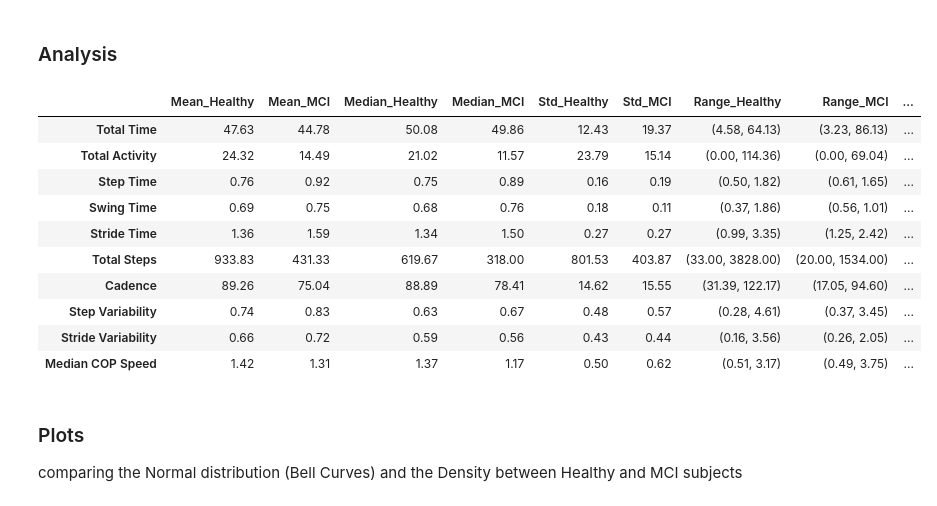
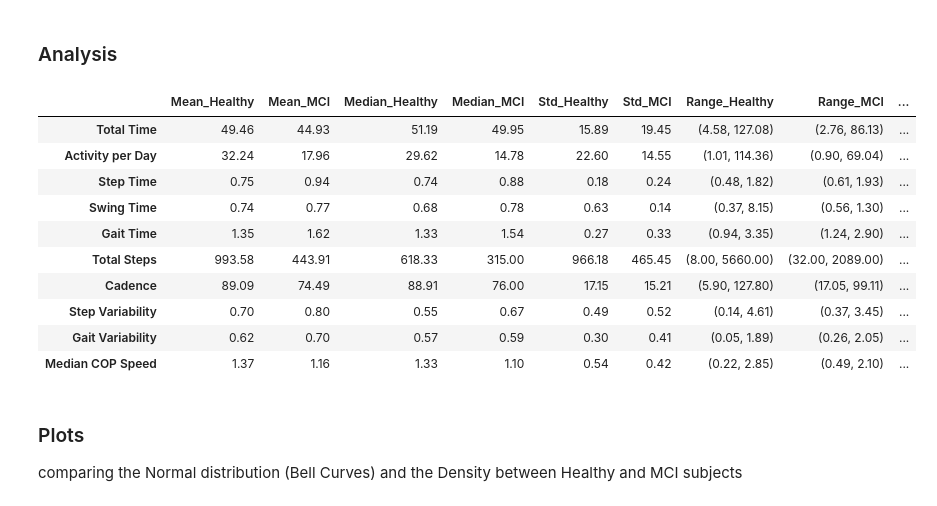
Before and after one commit to Sevastiyan/fs-projects, a Jupyter notebook: MCI analysis/T-test.ipynb, the cells around one changed output. Cells and saved outputs as stored; diff of their text form; code cells hidden in the pictures.

```diff
--- a/MCI analysis/T-test.ipynb
+++ b/MCI analysis/T-test.ipynb
@@ -13,31 +13,43 @@ import numpy as np
 folder = "./MCI analysis/data/mci_analysis"
 files = os.listdir(folder)
 
-healthy_subjects = ['mci002.json', 'mci003.json', 'mci004.json', 'mci005.json', 'mci006.json', 'mci007.json', 'mci008.json', 'mci009.json', 'mci010.json']
-columns = ['Total Time', 'Step Time', 'Swing Time', 'Stride Time', 'Total Steps', 'Cadence', 'Step Variability', 'Stride Variability', 'Median COP Speed', 'Total Activity']
-columns_of_interest =  ['Total Time', 'Total Activity', 'Step Time', 'Swing Time', 'Stride Time', 'Total Steps', 'Cadence', 'Step Variability', 'Stride Variability', 'Median COP Speed']
-columns_to_plot = ['Total Time', 'Total Activity', 'Stride Time', 'Total Steps', 'Cadence', 'Stride Variability', 'Median COP Speed']
+healthy_subjects = ['mci002.json', 'mci003.json', 'mci004.json', 'mci005.json', 'mci006.json', 'mci007.json', 'mci008.json', 'mci009.json', 'mci010.json', 'mci011.json']
+# No need for unhealthy as this will be checked
+columns = ['Total Time', 'Step Time', 'Swing Time', 'Gait Time', 'Total Steps', 'Cadence', 'Step Variability', 'Gait Variability', 'Median COP Speed', 'Activity per Day']
+columns_of_interest =  ['Total Time', 'Activity per Day', 'Step Time', 'Swing Time', 'Gait Time', 'Total Steps', 'Cadence', 'Step Variability', 'Gait Variability', 'Median COP Speed']
+columns_to_plot = ['Activity per Day', 'Gait Time', 'Total Steps', 'Cadence', 'Gait Variability', 'Median COP Speed']
 # read the data from each file and add the healthy subjects together into healthy dataframe
 healthy_data = pd.DataFrame()
 mci_data = pd.DataFrame()
+all_data = {}
 for file in files:
+    df = pd.read_json(os.path.join(folder, file))
     if file in healthy_subjects:
-        df = pd.read_json(os.path.join(folder, file))
         healthy_data = pd.concat([healthy_data, df], ignore_index=True)
 
     else:
-        df = pd.read_json(os.path.join(folder, file))
         mci_data = pd.concat([mci_data, df], ignore_index=True)
+
+    all_data[file.strip(".json")] = df
+
+
 healthy_data.columns = columns
 healthy_data = healthy_data[columns_of_interest]
 mci_data.columns = columns
 mci_data = mci_data[columns_of_interest]
 
+for subject in all_data:
+    if subject not in healthy_subjects:
+        all_data[subject].columns = columns
+        all_data[subject] = all_data[subject][columns_of_interest]
+        all_data[subject] = all_data[subject][all_data[subject]['Activity per Day'] > 0]
+
+
 # Filter mci_data where 'Total Activity' is 0
-mci_data_filtered = mci_data[mci_data['Total Activity'] > 0]
+mci_data_filtered = mci_data[mci_data['Activity per Day'] > 0]
 
 # Filter healthy_data where 'Total Activity' is 0
-healthy_data_filtered = healthy_data[healthy_data['Total Activity'] > 0]
+healthy_data_filtered = healthy_data[healthy_data['Activity per Day'] > 0]
 # %% [markdown]
 ### Analysis
 # %%
@@ -53,47 +65,47 @@ for column in columns_of_interest:
     # Perform the T-test
     t_stat, p_val = ttest_ind(healthy_data_filtered[column].dropna(), mci_data_filtered[column].dropna(), nan_policy='omit')
 
     # Determine the significance level
     significance_level = 0.05
     significance = "Significant" if p_val < significance_level else "Not Significant"
 
     # Calculate descriptive statistics for each group
-    desc_healthy = describe(healthy_data[column].dropna())
-    desc_mci = describe(mci_data[column].dropna())
+    desc_healthy = describe(healthy_data_filtered[column].dropna())
+    desc_mci = describe(mci_data_filtered[column].dropna())
 
     # Calculate the median for each group
-    median_healthy = np.median(healthy_data[column].dropna())
-    median_mci = np.median(mci_data[column].dropna())
+    median_healthy = np.median(healthy_data_filtered[column].dropna())
+    median_mci = np.median(mci_data_filtered[column].dropna())
 
     # Append the results to the dictionary
     results['Metric'].append(column)
     results['Mean_Healthy'].append("{:.2f}".format(desc_healthy.mean))
     results['Mean_MCI'].append("{:.2f}".format(desc_mci.mean))
     results['Median_Healthy'].append("{:.2f}".format(median_healthy))
     results['Median_MCI'].append("{:.2f}".format(median_mci))
     results['Range_Healthy'].append("({:.2f}, {:.2f})".format(desc_healthy.minmax[0], desc_healthy.minmax[1]))
     results['Range_MCI'].append("({:.2f}, {:.2f})".format(desc_mci.minmax[0], desc_mci.minmax[1]))
     results['Std_Healthy'].append("{:.2f}".format(desc_healthy.variance ** 0.5))
     results['Std_MCI'].append("{:.2f}".format(desc_mci.variance ** 0.5))
     results['P-value'].append("{:.2f}".format(p_val))
     results['Significance'].append(significance)
 
 # Create a DataFrame from the results dictionary
 results_df = pd.DataFrame(results, index=results['Metric']).drop('Metric', axis=1)
 # Display the table
 results_df
 # %% [output]
 |  | Mean_Healthy | Mean_MCI | Median_Healthy | Median_MCI | Std_Healthy | Std_MCI | Range_Healthy | Range_MCI | ... |
-| Total Time | 47.63 | 44.78 | 50.08 | 49.86 | 12.43 | 19.37 | (4.58, 64.13) | (3.23, 86.13) | ... |
-| Total Activity | 24.32 | 14.49 | 21.02 | 11.57 | 23.79 | 15.14 | (0.00, 114.36) | (0.00, 69.04) | ... |
-| Step Time | 0.76 | 0.92 | 0.75 | 0.89 | 0.16 | 0.19 | (0.50, 1.82) | (0.61, 1.65) | ... |
-| Swing Time | 0.69 | 0.75 | 0.68 | 0.76 | 0.18 | 0.11 | (0.37, 1.86) | (0.56, 1.01) | ... |
-| Stride Time | 1.36 | 1.59 | 1.34 | 1.50 | 0.27 | 0.27 | (0.99, 3.35) | (1.25, 2.42) | ... |
-| Total Steps | 933.83 | 431.33 | 619.67 | 318.00 | 801.53 | 403.87 | (33.00, 3828.00) | (20.00, 1534.00) | ... |
-| Cadence | 89.26 | 75.04 | 88.89 | 78.41 | 14.62 | 15.55 | (31.39, 122.17) | (17.05, 94.60) | ... |
-| Step Variability | 0.74 | 0.83 | 0.63 | 0.67 | 0.48 | 0.57 | (0.28, 4.61) | (0.37, 3.45) | ... |
-| Stride Variability | 0.66 | 0.72 | 0.59 | 0.56 | 0.43 | 0.44 | (0.16, 3.56) | (0.26, 2.05) | ... |
-| Median COP Speed | 1.42 | 1.31 | 1.37 | 1.17 | 0.50 | 0.62 | (0.51, 3.17) | (0.49, 3.75) | ... |
+| Total Time | 49.46 | 44.93 | 51.19 | 49.95 | 15.89 | 19.45 | (4.58, 127.08) | (2.76, 86.13) | ... |
+| Activity per Day | 32.24 | 17.96 | 29.62 | 14.78 | 22.60 | 14.55 | (1.01, 114.36) | (0.90, 69.04) | ... |
+| Step Time | 0.75 | 0.94 | 0.74 | 0.88 | 0.18 | 0.24 | (0.48, 1.82) | (0.61, 1.93) | ... |
+| Swing Time | 0.74 | 0.77 | 0.68 | 0.78 | 0.63 | 0.14 | (0.37, 8.15) | (0.56, 1.30) | ... |
+| Gait Time | 1.35 | 1.62 | 1.33 | 1.54 | 0.27 | 0.33 | (0.94, 3.35) | (1.24, 2.90) | ... |
+| Total Steps | 993.58 | 443.91 | 618.33 | 315.00 | 966.18 | 465.45 | (8.00, 5660.00) | (32.00, 2089.00) | ... |
+| Cadence | 89.09 | 74.49 | 88.91 | 76.00 | 17.15 | 15.21 | (5.90, 127.80) | (17.05, 99.11) | ... |
+| Step Variability | 0.70 | 0.80 | 0.55 | 0.67 | 0.49 | 0.52 | (0.14, 4.61) | (0.37, 3.45) | ... |
+| Gait Variability | 0.62 | 0.70 | 0.57 | 0.59 | 0.30 | 0.41 | (0.05, 1.89) | (0.26, 2.05) | ... |
+| Median COP Speed | 1.37 | 1.16 | 1.33 | 1.10 | 0.54 | 0.42 | (0.22, 2.85) | (0.49, 2.10) | ... |
 # %% [markdown]
 ### Plots
 
```
Also changed, not shown: parts of 9 cells of this notebook, 26 other files.
